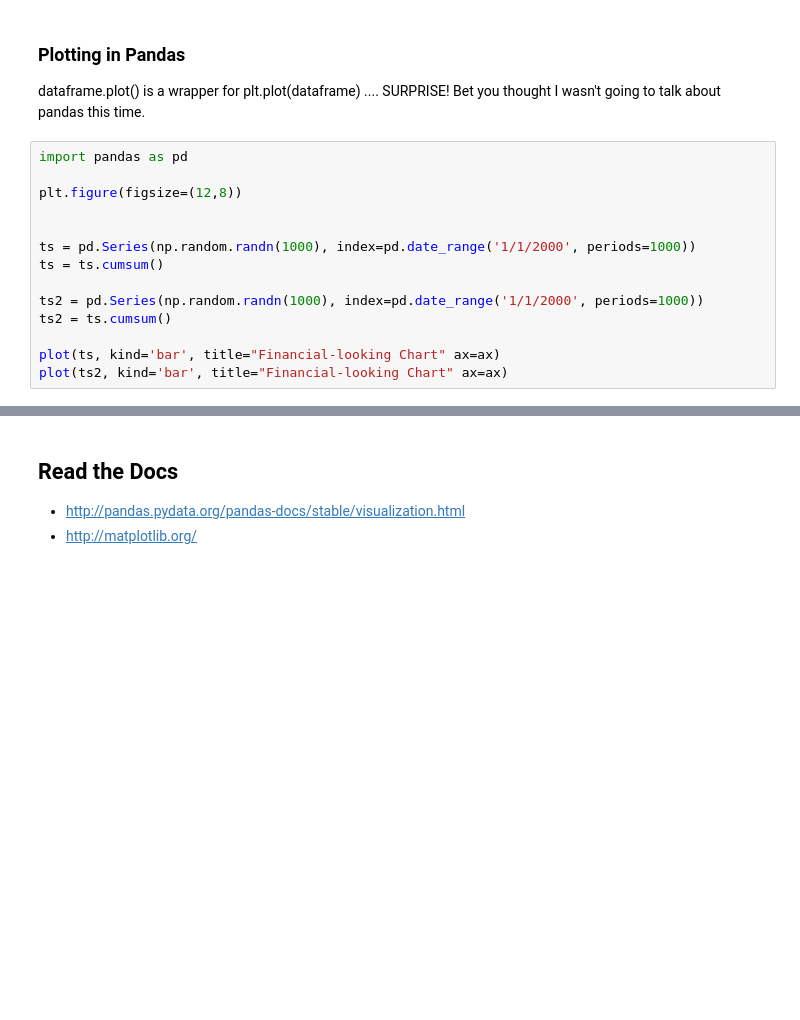
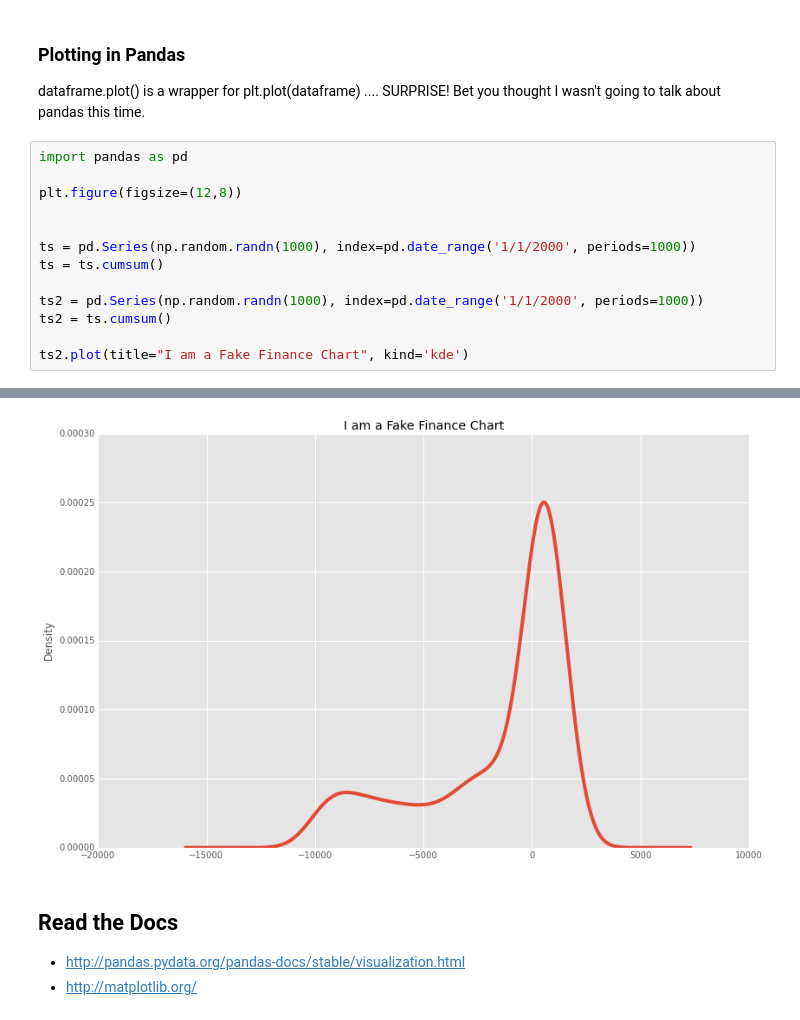
Before and after one commit to stefsy/matplotlib-charts, a Jupyter notebook: PythonPH September 2015 - Charts in MPL.ipynb, the cells around one changed output, grey strips where cells are left out. Saved outputs shown, nothing was run; the diff lists cells and outputs as text; blank space fills up the shorter version.

```diff
--- a/PythonPH September 2015 - Charts in MPL.ipynb
+++ b/PythonPH September 2015 - Charts in MPL.ipynb
@@ -214,6 +224,5 @@ ts = ts.cumsum()
 ts2 = pd.Series(np.random.randn(1000), index=pd.date_range('1/1/2000', periods=1000))
 ts2 = ts.cumsum()
 
-plot(ts, kind='bar', title="Financial-looking Chart" ax=ax)
-plot(ts2, kind='bar', title="Financial-looking Chart" ax=ax)
+ts2.plot(title="I am a Fake Finance Chart", kind='kde')
 # %% [output]
@@ -221,3 +230,4 @@ SyntaxError: invalid syntax (<ipython-input-22-198c0361b5e8>, line 12)
+[figure, added]
 # %% [markdown]
 ## Read the Docs
 
```
Also changed, not shown: parts of 9 cells of this notebook.
